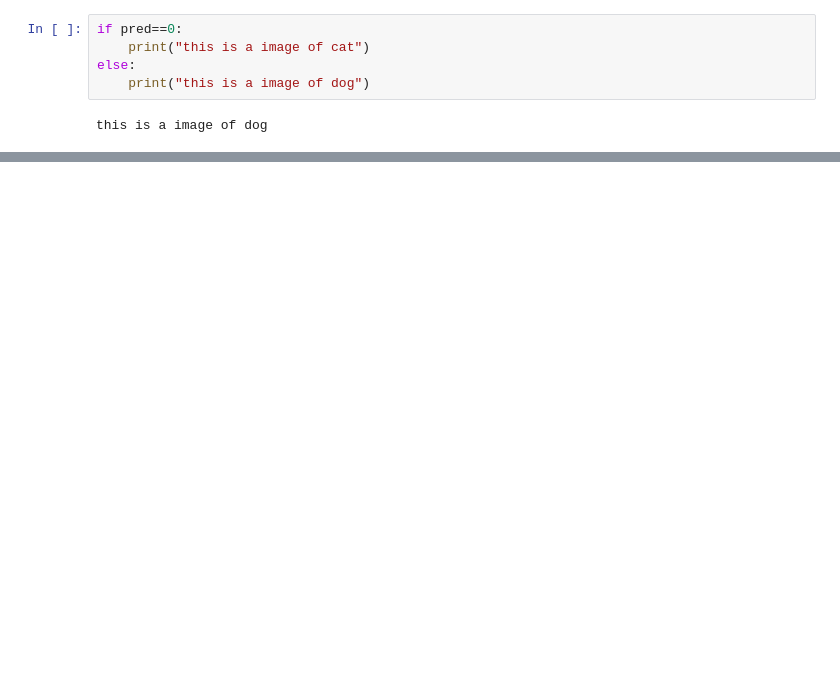
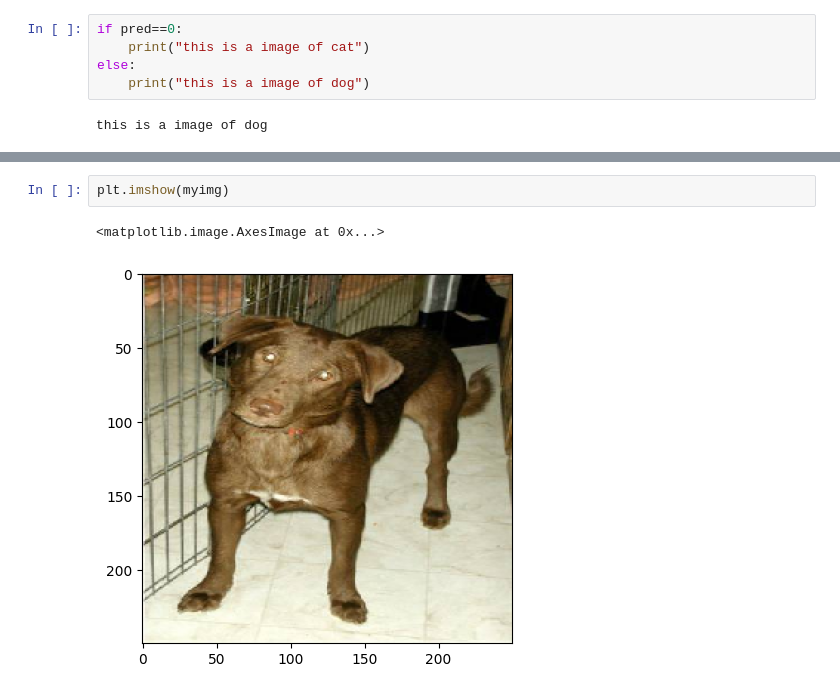
Before and after one commit to Sudhir956020/DL_CNN, a Jupyter notebook: CNN_dogs_vs_cats.ipynb, the cells around one changed output, grey strips where cells are left out. Cells and saved outputs as stored; diff of their text form; blank space fills up the shorter version.

```diff
--- a/CNN_dogs_vs_cats.ipynb
+++ b/CNN_dogs_vs_cats.ipynb
@@ -226,0 +236,5 @@ this is a image of dog
+# %%
+plt.imshow(myimg)
+# %% [output]
+<matplotlib.image.AxesImage at 0x...>
+[figure, added]
```
Also changed, not shown: parts of 28 cells of this notebook.
